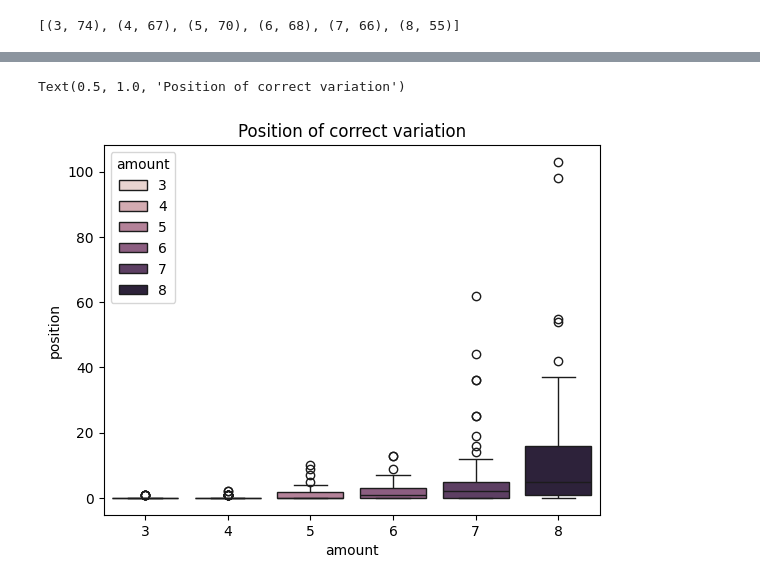
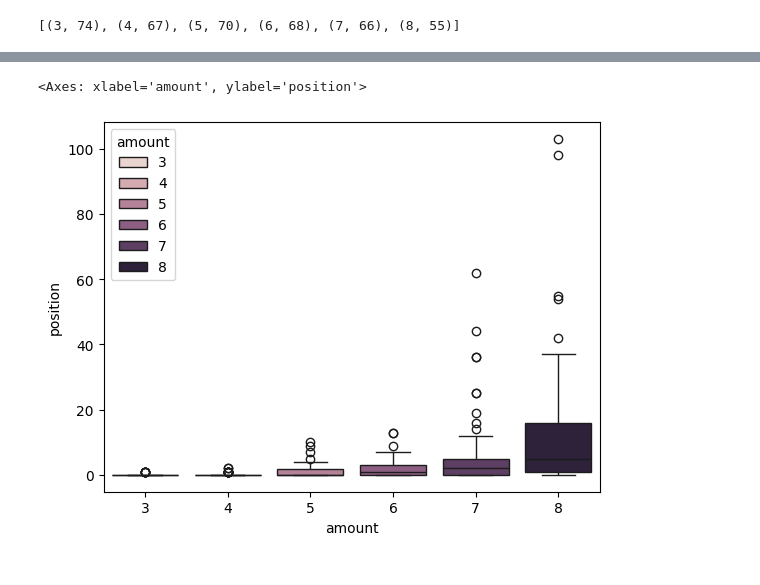
Before and after one commit to romangoempire/goban-watcher, a Jupyter notebook: notebooks/1_katago_analysis.ipynb, the cells around one changed output, grey strips where cells are left out. Cells and saved outputs as stored; diff of their text form; code cells hidden in the pictures.

```diff
--- a/notebooks/1_katago_analysis.ipynb
+++ b/notebooks/1_katago_analysis.ipynb
@@ -20,5 +20,5 @@ from src.utils.game import Game
 from src.utils.sgf_helper import get_moves, opponent
 # %%
 root_path = Path(os.getcwd()).parent
-with open(root_path.joinpath("data/analysis.json")) as f:
+with open(root_path.joinpath("data/analysis_selected_games.json")) as f:
     data = json.load(f)
@@ -33,0 +25,27 @@ Text(0.5, 1.0, 'Score over time for black')
+# %%
+sgfname = "8.sgf"
+game = data[sgfname]
+game.sort(key=lambda m: m["turnNumber"])
+fig, ax = plt.subplots(figsize=(8, 6), dpi=300)
+
+# Plot the data with a clear line width
+ax.plot([m["rootInfo"]["scoreLead"] for m in game], linewidth=3, color='black')
+
+# Axis labels with bold formatting
+ax.set_xlabel("Move Number", fontsize=18, fontweight='bold')
+ax.set_ylabel("Score Lead for Black", fontsize=18, fontweight='bold')
+
+# Customize tick parameters for better visibility
+ax.tick_params(axis='both', which='major', labelsize=14, width=2.5, length=6, direction='in')
+
+# Set thicker axis spines
+for spine in ['top', 'right', 'bottom', 'left']:
+    ax.spines[spine].set_linewidth(2.5)
+
+# Optional: Add grid with subtle styling
+# ax.grid(True, linestyle='--', linewidth=0.7, alpha=0.6)
+
+# Adjust layout to prevent cropping of labels
+plt.tight_layout()
+plt.savefig("score_lead_plot.png", dpi=300, bbox_inches='tight')
+plt.show()
@@ -238,7 +255,6 @@ for r in results:
     r["score_diff_max"] = r["diffs"][0][1] - r["diffs"][-1][1]
 # %%
 sns.boxplot(pd.DataFrame(results), x="amount", y="position", hue="amount")
-plt.title("Position of correct variation")
 # %% [output]
-Text(0.5, 1.0, 'Position of correct variation')
+<Axes: xlabel='amount', ylabel='position'>
-[figure, old version]
+[figure, new version]
```
Also changed, not shown: parts of 14 cells of this notebook, 6 other files.
